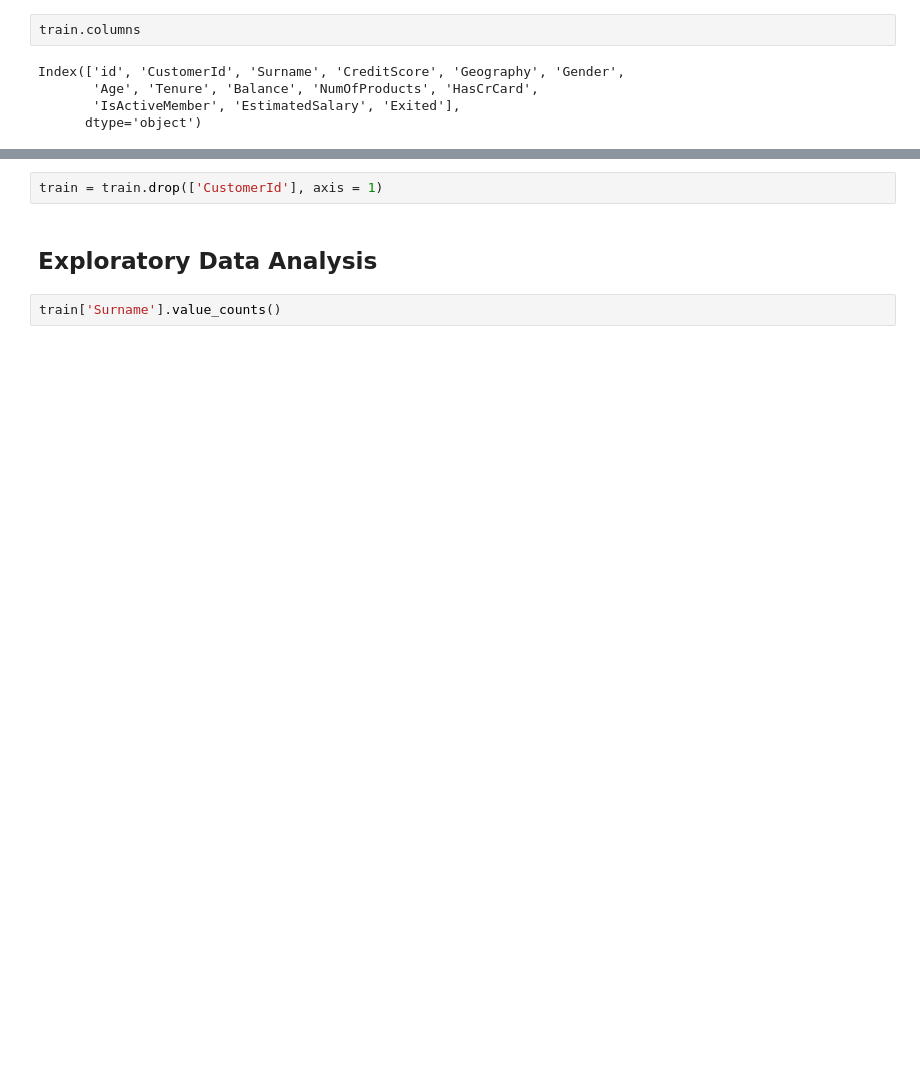
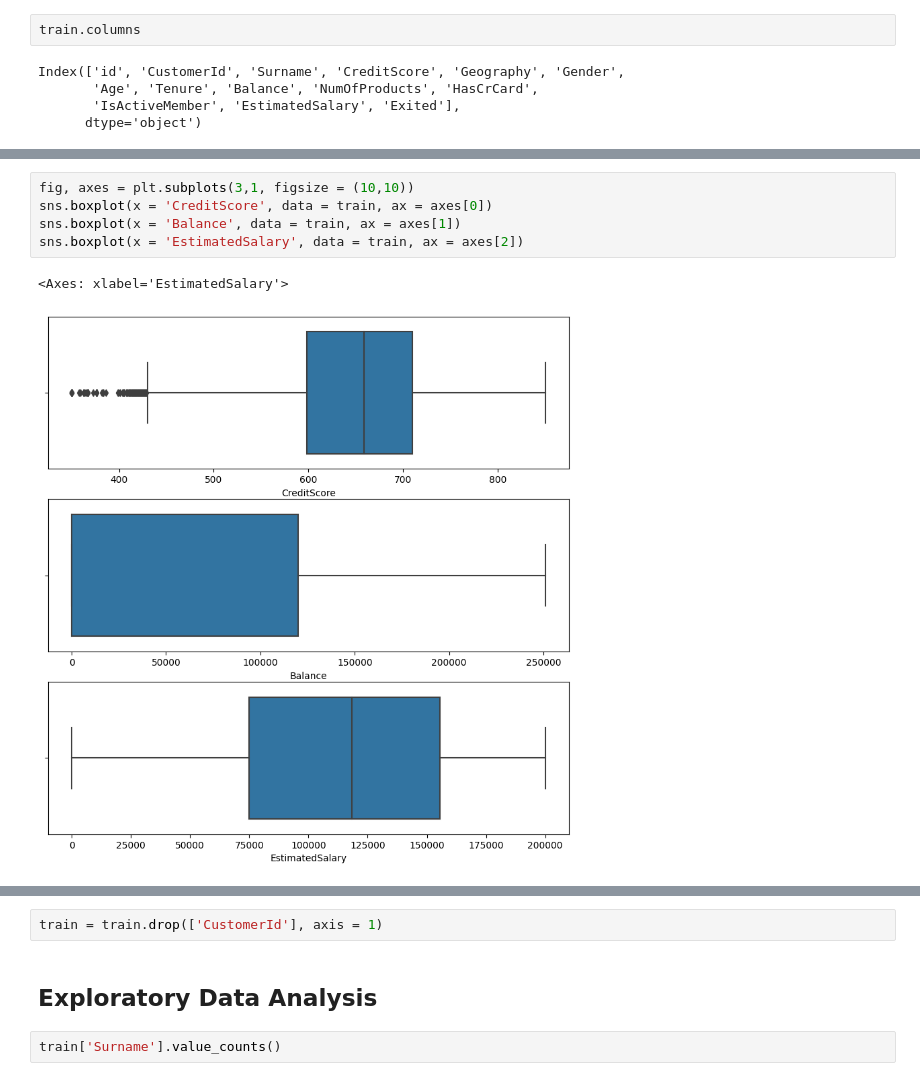
Before and after one commit to devroopsaha744/Bank-churn-prediction, a Jupyter notebook: Kaggle_Playground_Season_04_EP_1.ipynb, the cells around one changed output, grey strips where cells are left out. Drawn from its saved outputs; the diff is of its cells as text; blank space fills up the shorter version.

```diff
--- a/Kaggle_Playground_Season_04_EP_1.ipynb
+++ b/Kaggle_Playground_Season_04_EP_1.ipynb
@@ -89,0 +113,8 @@ dtype: object
+# %%
+fig, axes = plt.subplots(3,1, figsize = (10,10))
+sns.boxplot(x = 'CreditScore', data = train, ax = axes[0])
+sns.boxplot(x = 'Balance', data = train, ax = axes[1])
+sns.boxplot(x = 'EstimatedSalary', data = train, ax = axes[2])
+# %% [output]
+<Axes: xlabel='EstimatedSalary'>
+[figure, added]
```
Also changed, not shown: parts of 22 cells of this notebook.
